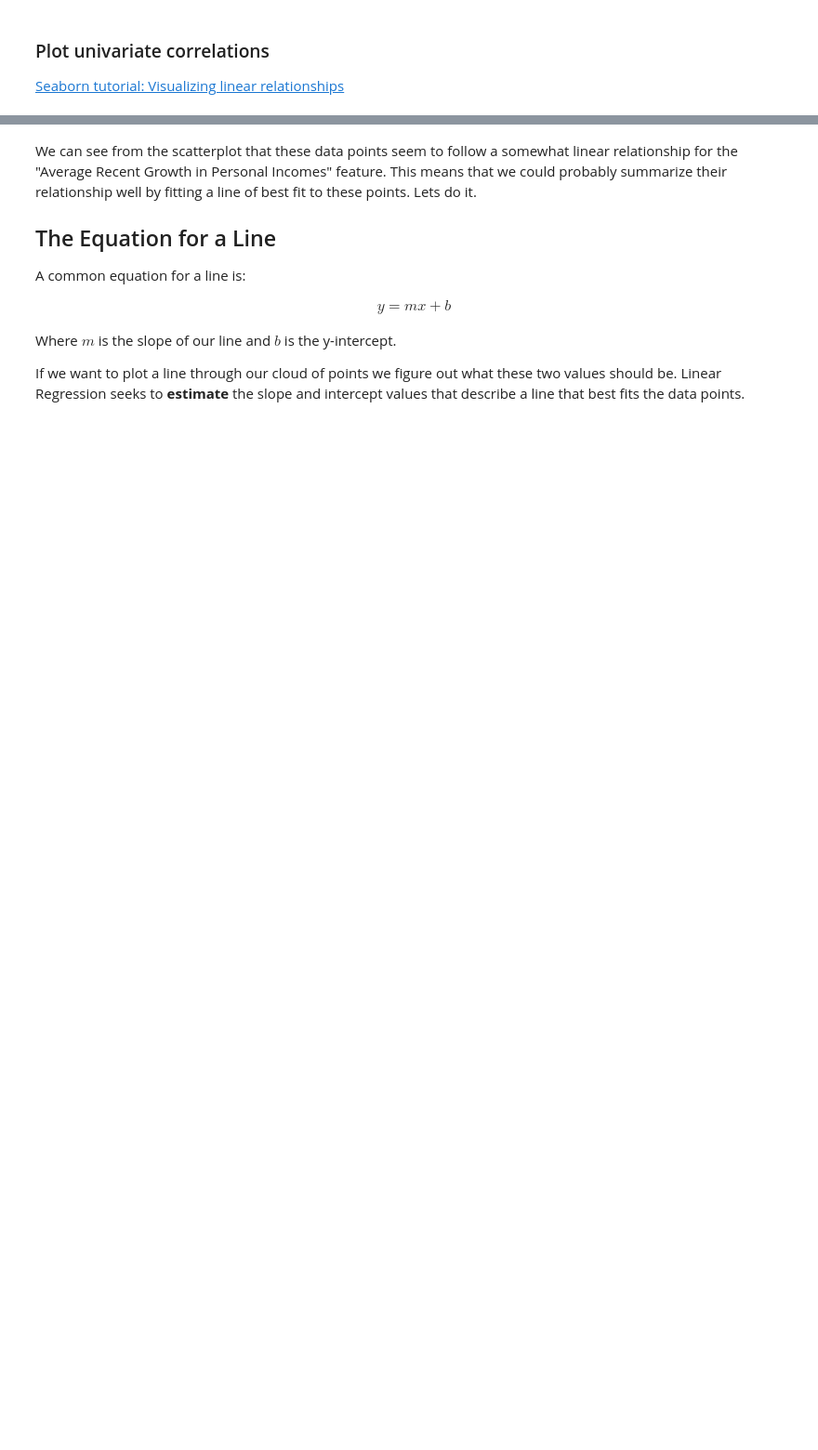
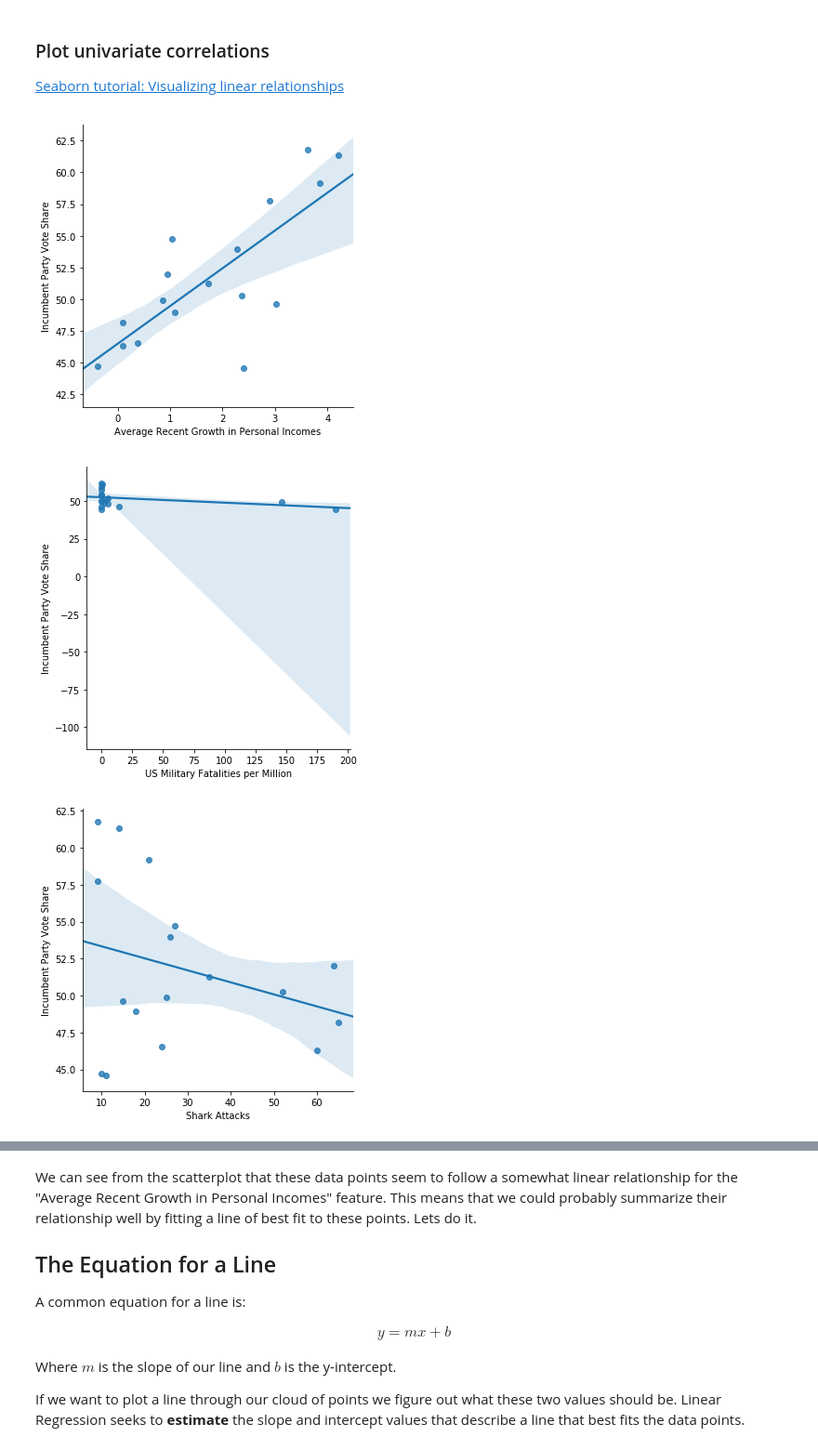
Before and after one commit to bloominstituteoftechnology/DS-Unit-2-Regression-1, a Jupyter notebook: module4-understanding-ols/understanding-ols.ipynb, the cells around one changed output, grey strips where cells are left out. Shown at 93% size. Saved outputs shown, nothing was run; the diff lists cells and outputs as text; code cells hidden in the pictures; blank space fills up the shorter version.

```diff
--- a/module4-understanding-ols/understanding-ols.ipynb
+++ b/module4-understanding-ols/understanding-ols.ipynb
@@ -242,0 +240,19 @@ df
+# %%
+%matplotlib inline
+import seaborn as sns
+
+target = 'Incumbent Party Vote Share'
+features = ['Average Recent Growth in Personal Incomes',
+            'US Military Fatalities per Million',
+            'Shark Attacks',
+            'Unemployment Rate',
+            'GDP Q3',
+            'GDP Change Q3',
+            'True Incumbent']
+
+for feature in features:
+    sns.lmplot(x=feature,y=target,data=df)
+# %% [output]
+[figure, added]
+[figure, added]
+[figure, added]
```
Also changed, not shown: parts of 13 cells of this notebook, 4 other files.
